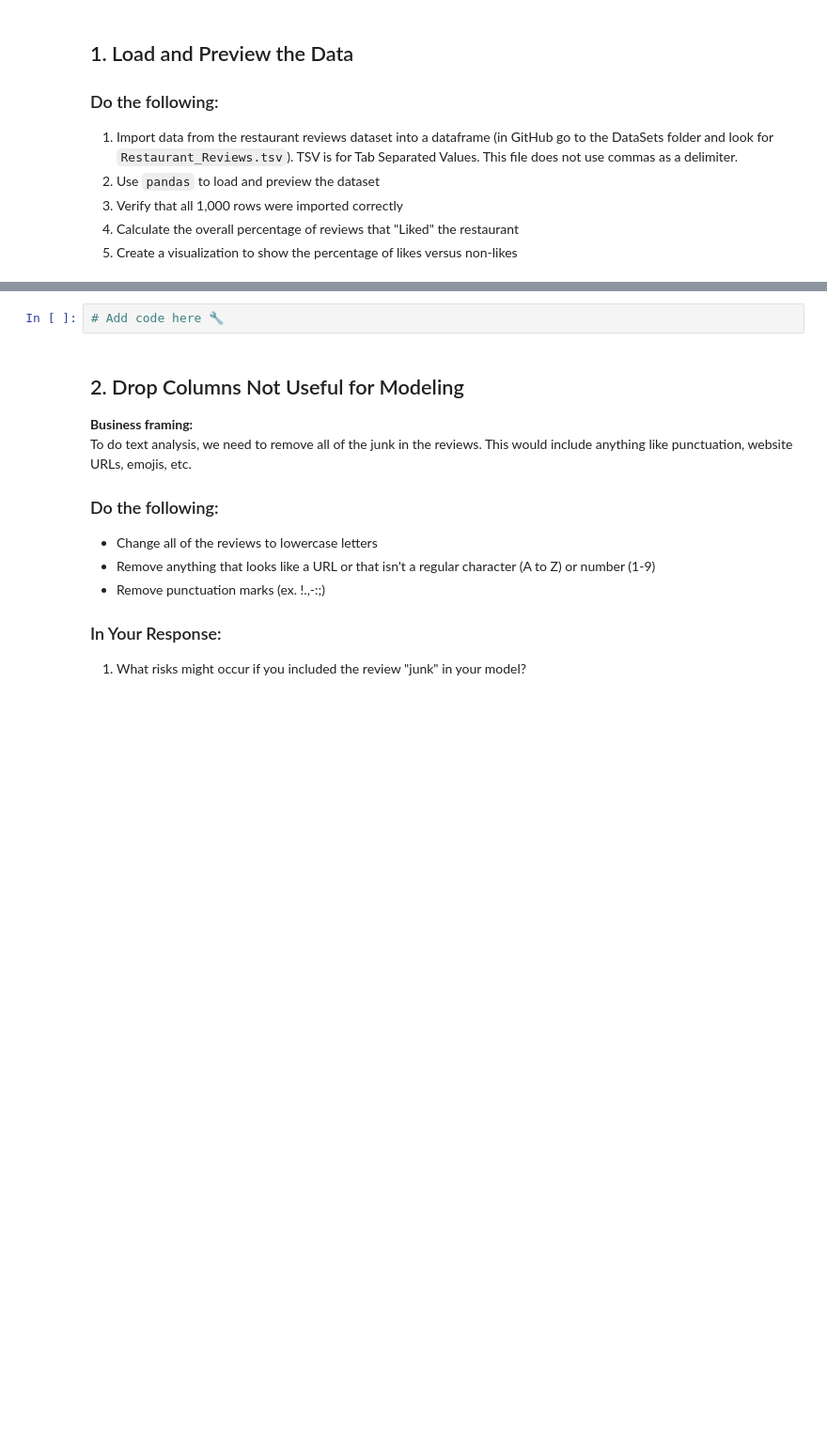
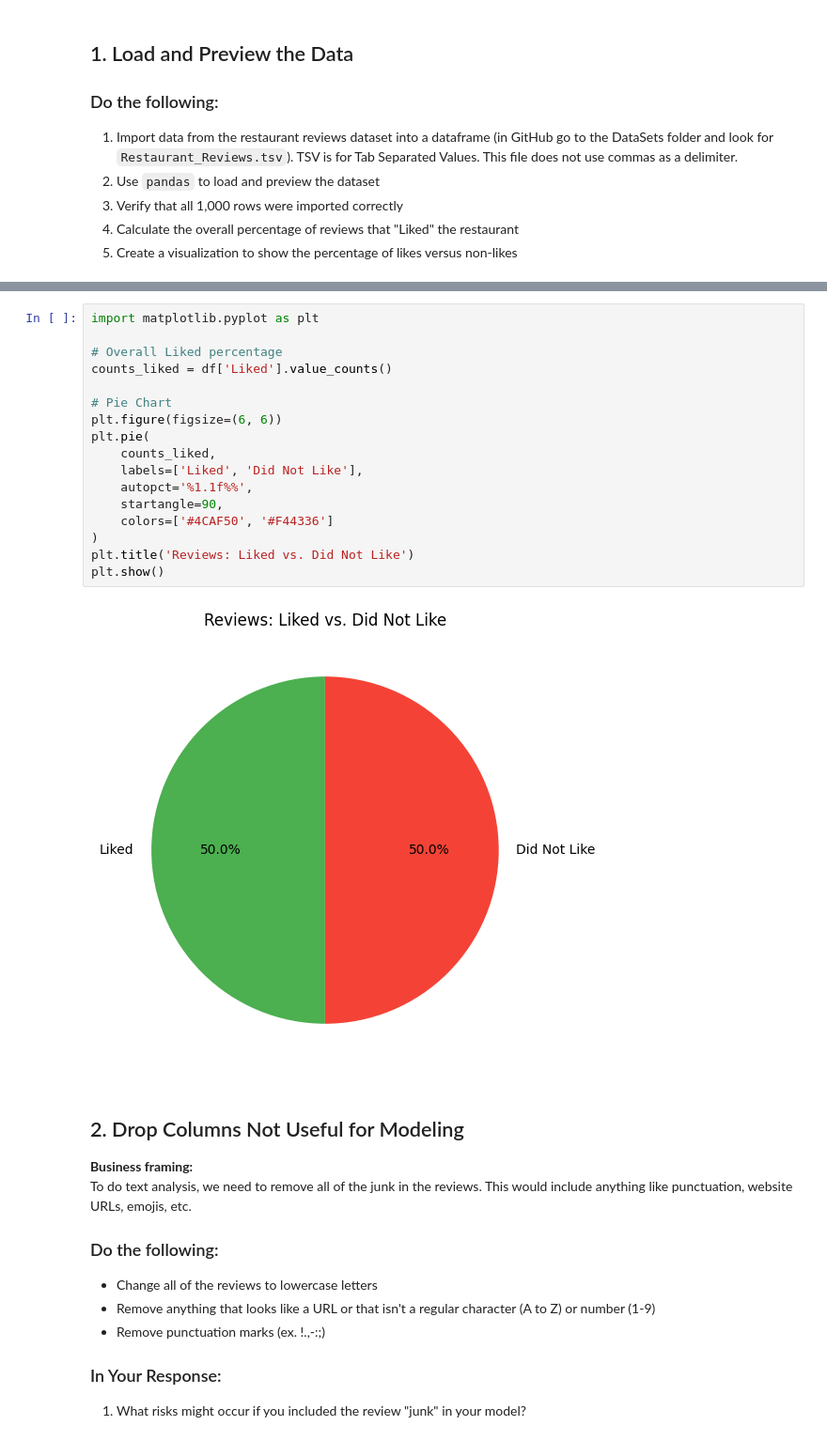
Before and after one commit to expely/Business-Analytics-Labs, a Jupyter notebook: Assignments/assignment_13_text_analytics.ipynb, the cells around one changed output, grey strips where cells are left out. Shown at 94% size. Saved outputs shown, nothing was run; the diff lists cells and outputs as text; blank space fills up the shorter version.

```diff
--- a/Assignments/assignment_13_text_analytics.ipynb
+++ b/Assignments/assignment_13_text_analytics.ipynb
@@ -51,5 +58,22 @@ df.head()
-# %%
-# Add code here 🔧
+# %%
+import matplotlib.pyplot as plt
+
+# Overall Liked percentage
+counts_liked = df['Liked'].value_counts()
+
+# Pie Chart
+plt.figure(figsize=(6, 6))
+plt.pie(
+    counts_liked,
+    labels=['Liked', 'Did Not Like'],
+    autopct='%1.1f%%',
+    startangle=90,
+    colors=['#4CAF50', '#F44336']
+)
+plt.title('Reviews: Liked vs. Did Not Like')
+plt.show()
+# %% [output]
+[figure, added]
 # %% [markdown]
 ## 2. Drop Columns Not Useful for Modeling
 
```
Also changed, not shown: parts of 33 cells of this notebook.
